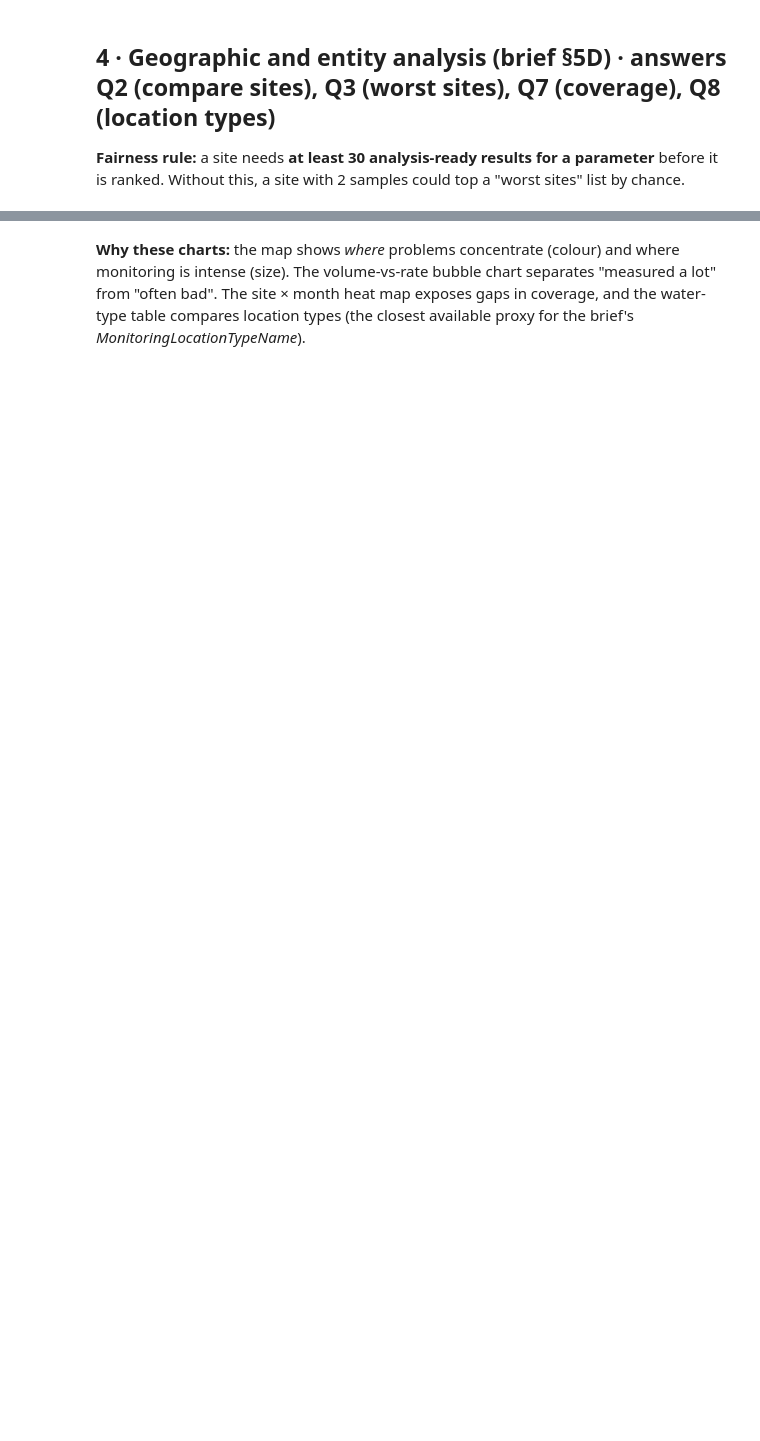
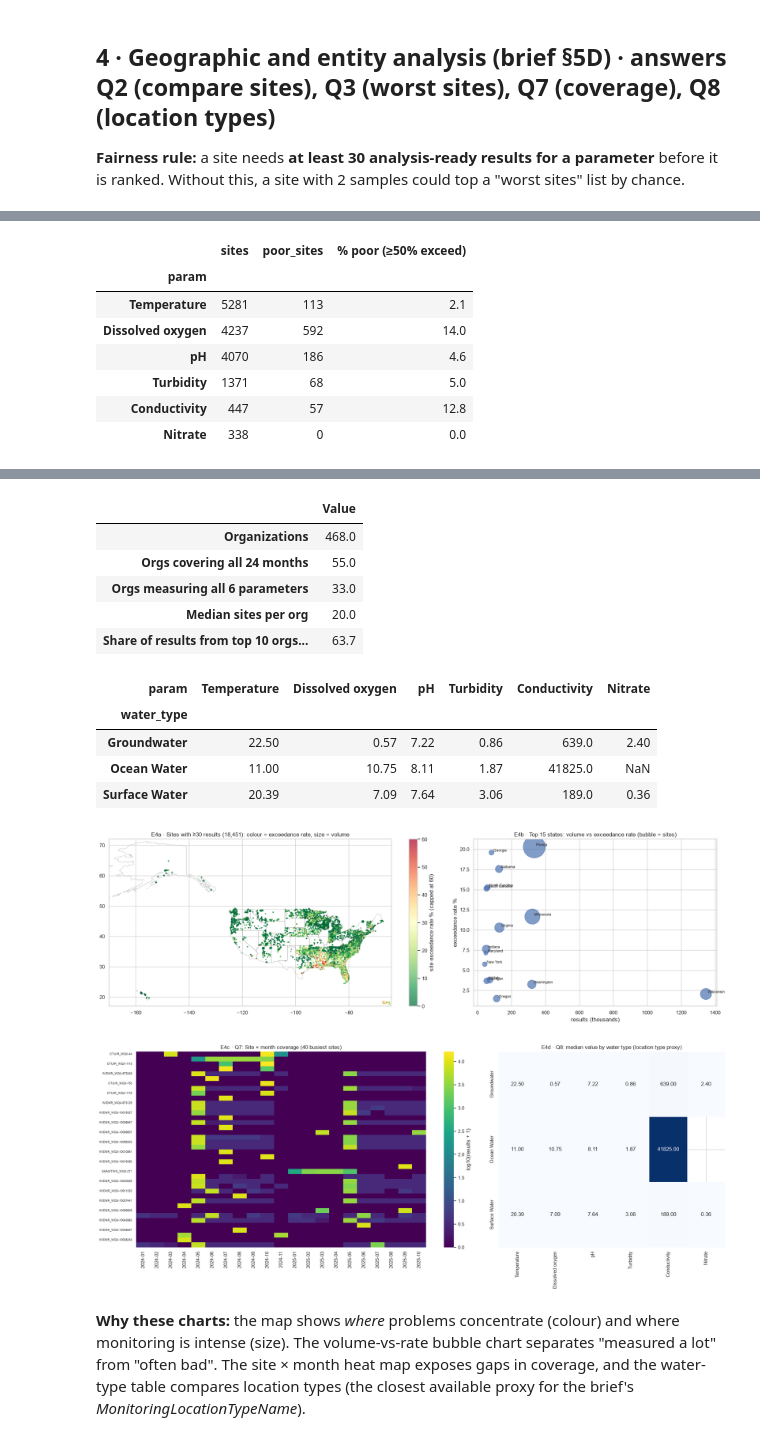
Before and after one commit to Sanskar1724/Water-Quality-DW-Analytics, a Jupyter notebook: 02_eda/01_exploratory_data_analysis.ipynb, the cells around one changed output, grey strips where cells are left out. Saved outputs shown, nothing was run; the diff lists cells and outputs as text; code cells hidden in the pictures; blank space fills up the shorter version.

```diff
--- a/02_eda/01_exploratory_data_analysis.ipynb
+++ b/02_eda/01_exploratory_data_analysis.ipynb
@@ -200,7 +322,7 @@ poor['% poor (≥50% exceed)'] = (poor.poor_sites / poor.sites * 100).round(1);
 stt = q('''SELECT state, region, count(*) results, count(DISTINCT site) sites, count(DISTINCT org) orgs, avg(exceedance_flag) * 100 exc_rate,
                   sum(exceedance_flag) exc_n FROM a WHERE state NOT IN ('Unknown') GROUP BY ALL ORDER BY results DESC''')
 save_tab(stt.round(2), '04_state_summary')
-orgc = q('''SELECT org, count(*) results, count(DISTINCT site) sites, count(DISTINCT param) params, count(DISTINCT strftime(dt, '%Y-%m')) months,
+orgc = q('''SELECT org, count(*) results, count(DISTINCT site) sites, count(DISTINCT param) params, count(DISTINCT strftime(dt, '%Y-%m')) AS months,
                    count(DISTINCT state) states, avg(exceedance_flag) * 100 exc_rate FROM a GROUP BY org ORDER BY results DESC''')
 display(save_tab(orgc.head(15).round(2), '04_Q7_org_coverage'))
 covq = pd.DataFrame({'Value': {'Organizations': len(orgc), 'Orgs covering all 24 months': int((orgc.months == 24).sum()),
@@ -239,3 +361,4 @@ wtm_n = (wtm / wtm.loc['Surface Water'])
 sns.heatmap(wtm, annot=True, fmt='.2f', cmap='Blues', ax=axes[1], cbar=False)
 axes[1].set(title='E4d · Q8: median value by water type (location type proxy)', xlabel='', ylabel='')
 save_fig('04_coverage_watertype')
+# %% [output]
@@ -241,0 +390,8 @@ save_fig('04_coverage_watertype')
+|  | sites | poor_sites | % poor (≥50% exceed) |
+| param |  |  |  |
+| Temperature | 5281 | 113 | 2.1 |
+| Dissolved oxygen | 4237 | 592 | 14.0 |
+| pH | 4070 | 186 | 4.6 |
+| Turbidity | 1371 | 68 | 5.0 |
+| Conductivity | 447 | 57 | 12.8 |
+| Nitrate | 338 | 0 | 0.0 |
@@ -242,2 +414,15 @@ save_fig('04_coverage_watertype')
+|  | Value |
+| Organizations | 468.0 |
+| Orgs covering all 24 months | 55.0 |
+| Orgs measuring all 6 parameters | 33.0 |
+| Median sites per org | 20.0 |
+| Share of results from top 10 orgs... | 63.7 |
+| param | Temperature | Dissolved oxygen | pH | Turbidity | Conductivity | Nitrate |
+| water_type |  |  |  |  |  |  |
+| Groundwater | 22.50 | 0.57 | 7.22 | 0.86 | 639.0 | 2.40 |
+| Ocean Water | 11.00 | 10.75 | 8.11 | 1.87 | 41825.0 | NaN |
+| Surface Water | 20.39 | 7.09 | 7.64 | 3.06 | 189.0 | 0.36 |
+[figure, added]
+[figure, added]
 # %% [markdown]
 **Why these charts:** the map shows *where* problems concentrate (colour) and where monitoring is intense (size). The volume-vs-rate bubble chart separates "measured a lot" from "often bad". The site × month heat map exposes gaps in coverage, and the water-type table compares location types (the closest available proxy for the brief's *MonitoringLocationTypeName*).
```
Also changed, not shown: parts of 22 cells of this notebook, 29 other files.
